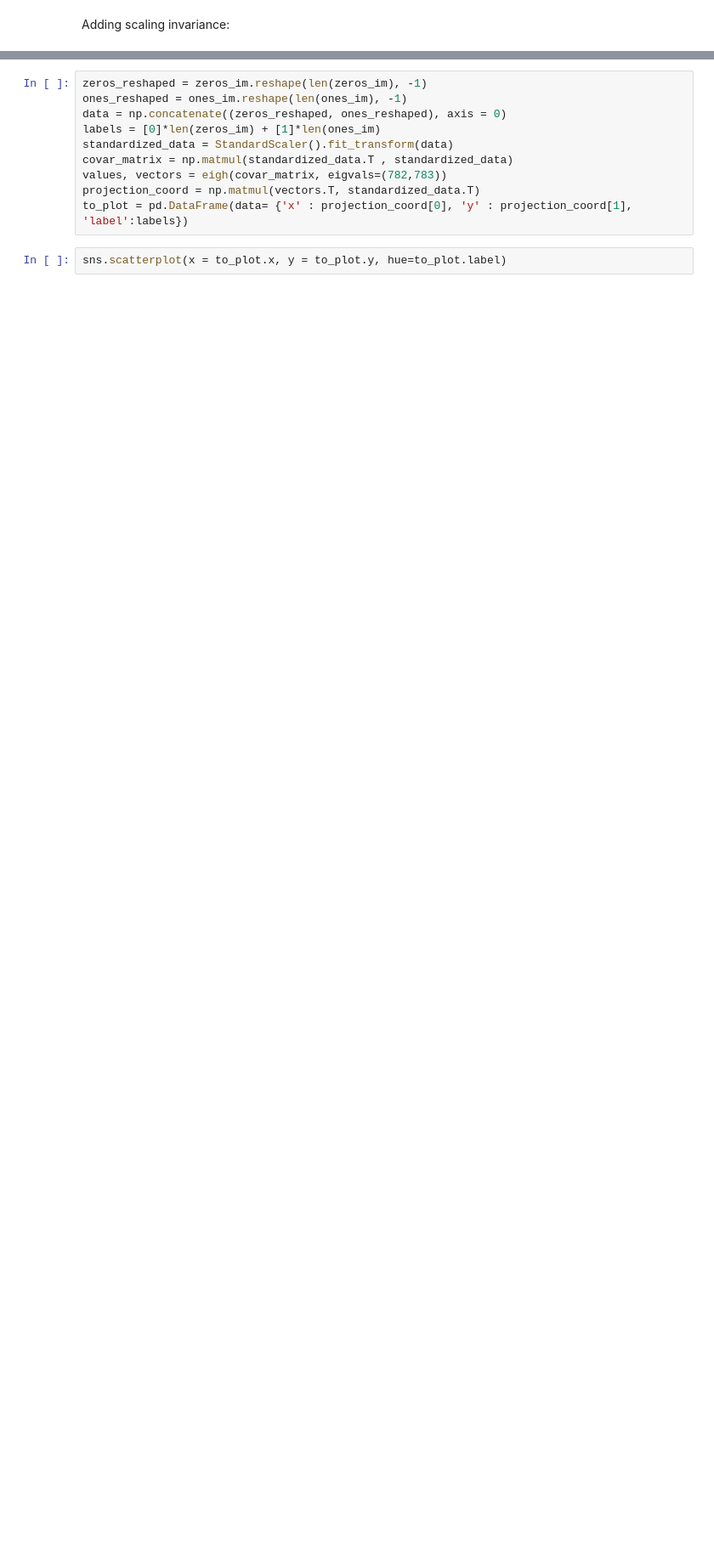
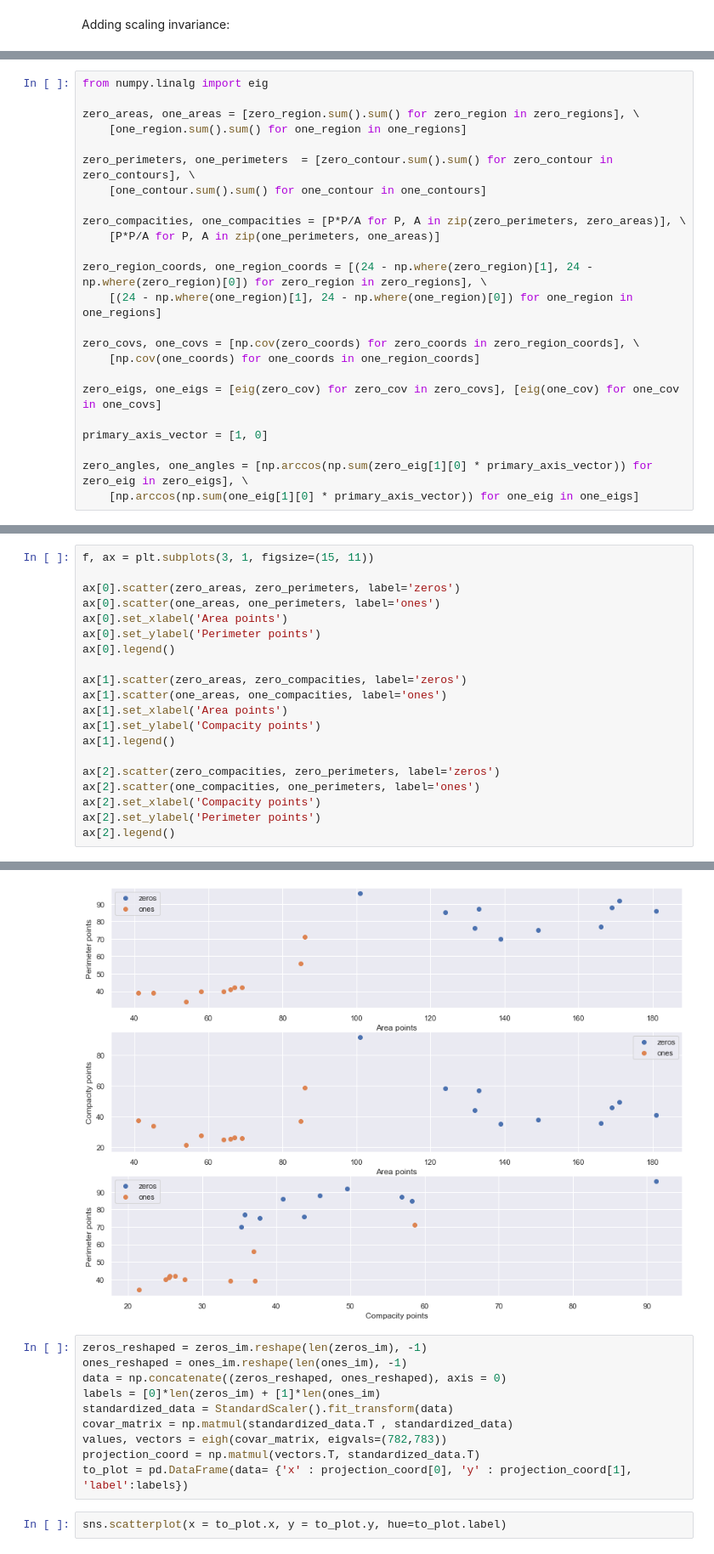
Before and after one commit to oganesManasian/Image-analysis-and-pattern-recognition, a Jupyter notebook: labs/lab_02_object_description.ipynb, the cells around one changed output, grey strips where cells are left out. Shown at 85% size. Saved outputs shown, nothing was run; the diff lists cells and outputs as text; blank space fills up the shorter version.

```diff
--- a/labs/lab_02_object_description.ipynb
+++ b/labs/lab_02_object_description.ipynb
@@ -251,0 +269,24 @@ import seaborn as sns; sns.set()
+# %%
+from numpy.linalg import eig
+
+zero_areas, one_areas = [zero_region.sum().sum() for zero_region in zero_regions], \
+    [one_region.sum().sum() for one_region in one_regions]
+
+zero_perimeters, one_perimeters  = [zero_contour.sum().sum() for zero_contour in zero_contours], \
+    [one_contour.sum().sum() for one_contour in one_contours]
+
+zero_compacities, one_compacities = [P*P/A for P, A in zip(zero_perimeters, zero_areas)], \
+    [P*P/A for P, A in zip(one_perimeters, one_areas)]
+
+zero_region_coords, one_region_coords = [(24 - np.where(zero_region)[1], 24 - np.where(zero_region)[0]) for zero_region in zero_regions], \
+    [(24 - np.where(one_region)[1], 24 - np.where(one_region)[0]) for one_region in one_regions]
+
+zero_covs, one_covs = [np.cov(zero_coords) for zero_coords in zero_region_coords], \
+    [np.cov(one_coords) for one_coords in one_region_coords]
+
+zero_eigs, one_eigs = [eig(zero_cov) for zero_cov in zero_covs], [eig(one_cov) for one_cov in one_covs]
+
+primary_axis_vector = [1, 0]
+
+zero_angles, one_angles = [np.arccos(np.sum(zero_eig[1][0] * primary_axis_vector)) for zero_eig in zero_eigs], \
+    [np.arccos(np.sum(one_eig[1][0] * primary_axis_vector)) for one_eig in one_eigs]
@@ -251,0 +385,21 @@ import seaborn as sns; sns.set()
+# %%
+f, ax = plt.subplots(3, 1, figsize=(15, 11))
+
+ax[0].scatter(zero_areas, zero_perimeters, label='zeros')
+ax[0].scatter(one_areas, one_perimeters, label='ones')
+ax[0].set_xlabel('Area points')
+ax[0].set_ylabel('Perimeter points')
+ax[0].legend()
+
+ax[1].scatter(zero_areas, zero_compacities, label='zeros')
+ax[1].scatter(one_areas, one_compacities, label='ones')
+ax[1].set_xlabel('Area points')
+ax[1].set_ylabel('Compacity points')
+ax[1].legend()
+
+ax[2].scatter(zero_compacities, zero_perimeters, label='zeros')
+ax[2].scatter(one_compacities, one_perimeters, label='ones')
+ax[2].set_xlabel('Compacity points')
+ax[2].set_ylabel('Perimeter points')
+ax[2].legend()
+# %% [output]
@@ -252,3 +407,4 @@ import seaborn as sns; sns.set()
+[figure, added]
 # %%
 zeros_reshaped = zeros_im.reshape(len(zeros_im), -1)
 ones_reshaped = ones_im.reshape(len(ones_im), -1)
```
Also changed, not shown: parts of 28 cells of this notebook.
